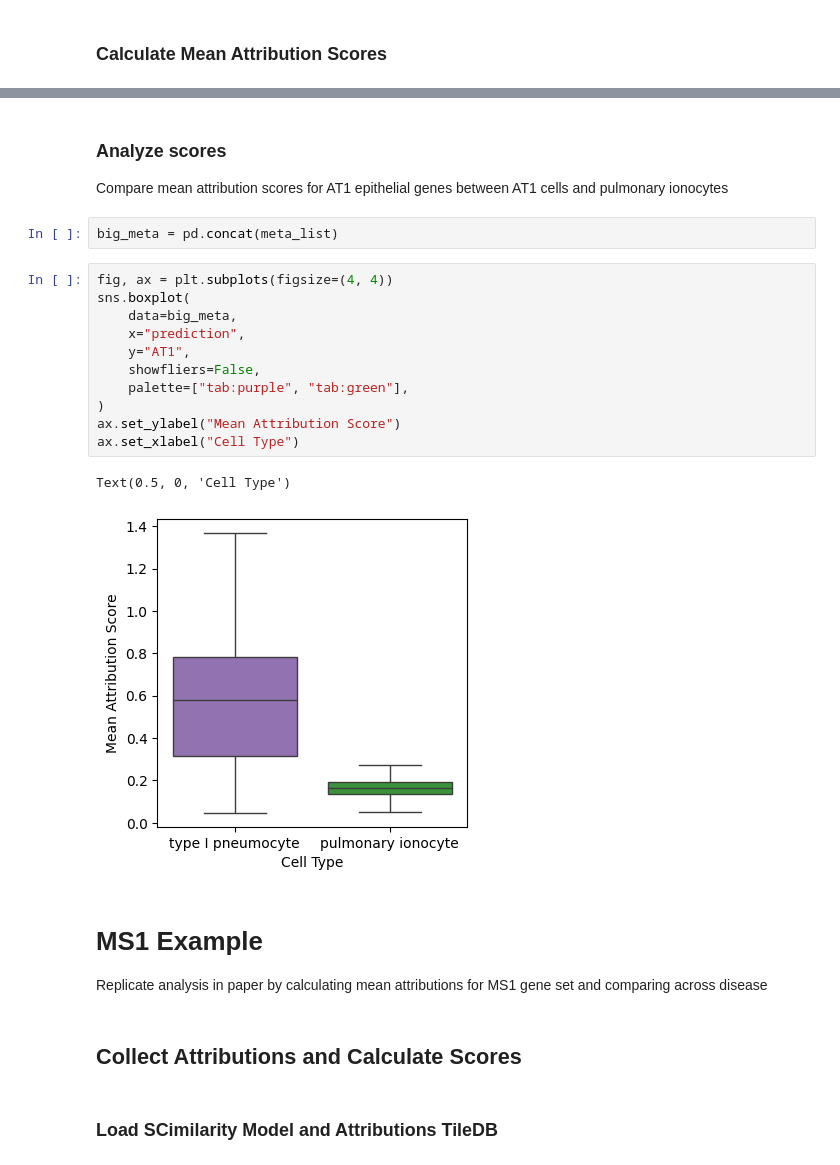
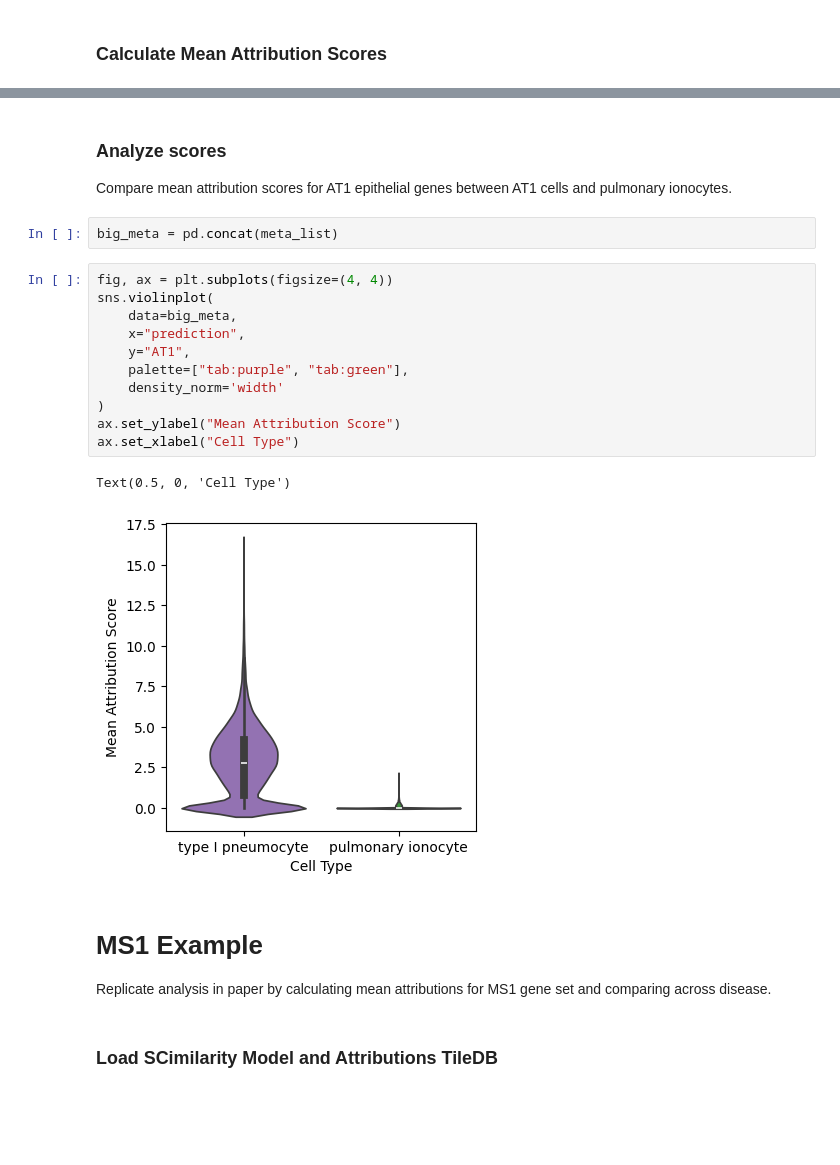
Before and after one commit to Genentech/SIGnature, a Jupyter notebook: docs/notebooks/1-QueryingAttributions.ipynb, the cells around one changed output, grey strips where cells are left out. Cells and saved outputs as stored; diff of their text form; blank space fills up the shorter version.

```diff
--- a/docs/notebooks/1-QueryingAttributions.ipynb
+++ b/docs/notebooks/1-QueryingAttributions.ipynb
@@ -84,29 +89,27 @@ for ct in tqdm(ctoi):
 # %% [markdown]
 ### Analyze scores
 
-Compare mean attribution scores for AT1 epithelial genes between AT1 cells and pulmonary ionocytes
+Compare mean attribution scores for AT1 epithelial genes between AT1 cells and pulmonary ionocytes.
 # %%
 big_meta = pd.concat(meta_list)
 # %%
 fig, ax = plt.subplots(figsize=(4, 4))
-sns.boxplot(
+sns.violinplot(
     data=big_meta,
     x="prediction",
     y="AT1",
-    showfliers=False,
     palette=["tab:purple", "tab:green"],
+    density_norm='width'
 )
 ax.set_ylabel("Mean Attribution Score")
 ax.set_xlabel("Cell Type")
 # %% [output]
 Text(0.5, 0, 'Cell Type')
-[figure, old version]
+[figure, new version]
 # %% [markdown]
 # MS1 Example
 
-Replicate analysis in paper by calculating mean attributions for MS1 gene set and comparing across disease
+Replicate analysis in paper by calculating mean attributions for MS1 gene set and comparing across disease.
-# %% [markdown]
-## Collect Attributions and Calculate Scores
 # %% [markdown]
 ### Load SCimilarity Model and Attributions TileDB
 # %%
```
Also changed, not shown: parts of 21 cells of this notebook, 4 other files.
